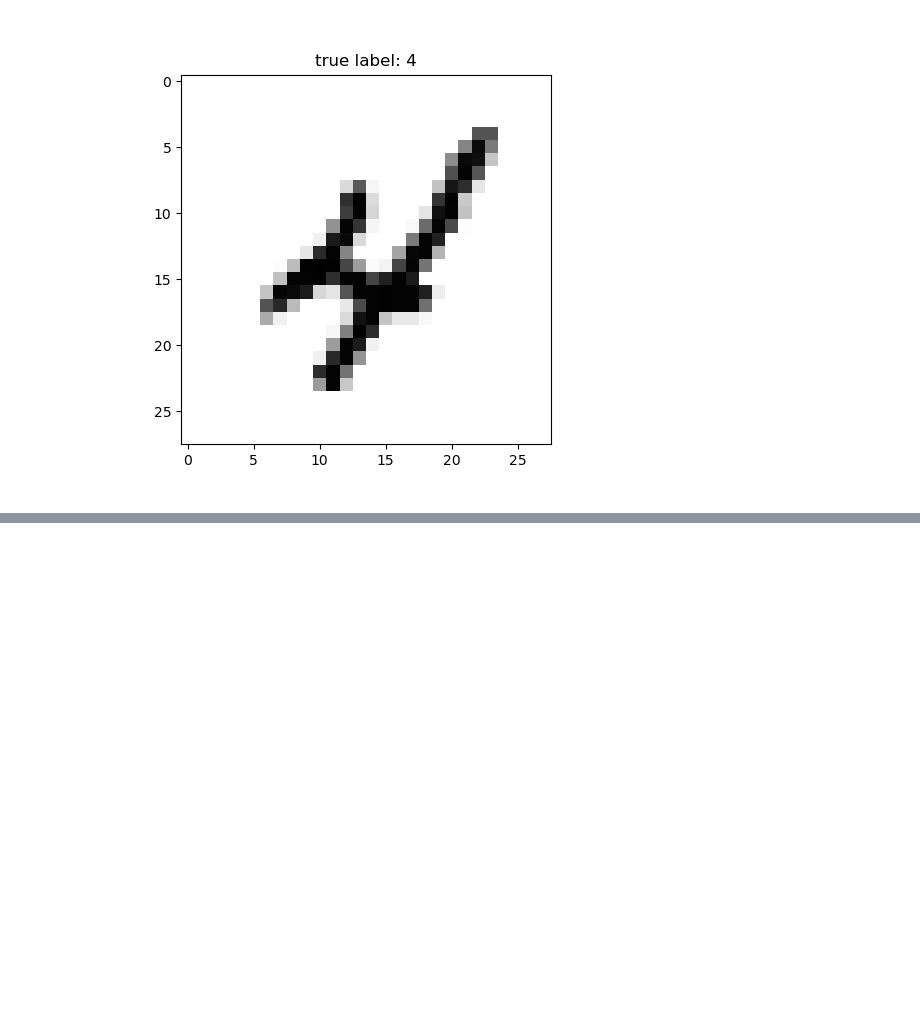
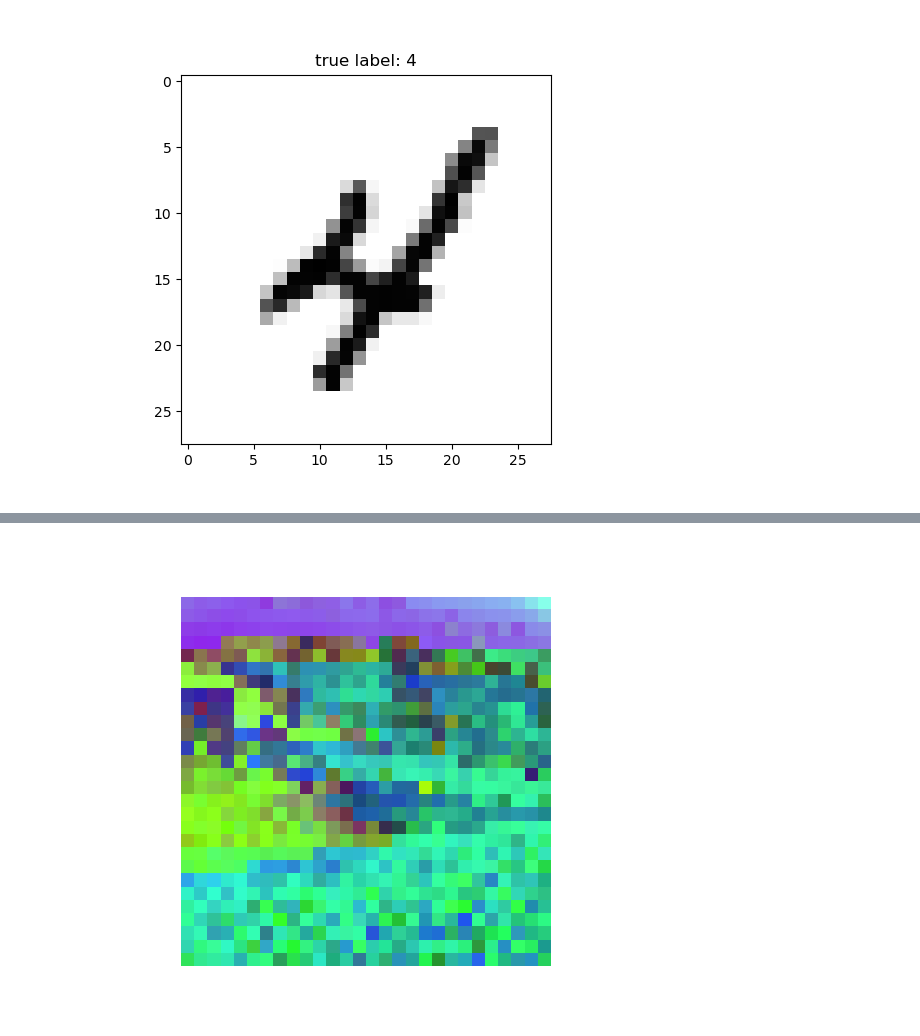
Before and after one commit to Gtortoretto/Quantum-Computing, a Jupyter notebook: QML/Gabriel/QnKK_1/main.ipynb, the cells around one changed output, grey strips where cells are left out. Cells and saved outputs as stored; diff of their text form; code cells hidden in the pictures; blank space fills up the shorter version.

```diff
--- a/QML/Gabriel/QnKK_1/main.ipynb
+++ b/QML/Gabriel/QnKK_1/main.ipynb
@@ -33,0 +79,6 @@ plot_digit(X, y, 2)
+# %%
+hsv_image = color.rgb2hsv(rescaled_image)
+
+plot_image(hsv_image)
+# %% [output]
+[figure, added]
```
Also changed, not shown: parts of 14 cells of this notebook, 14 other files.
